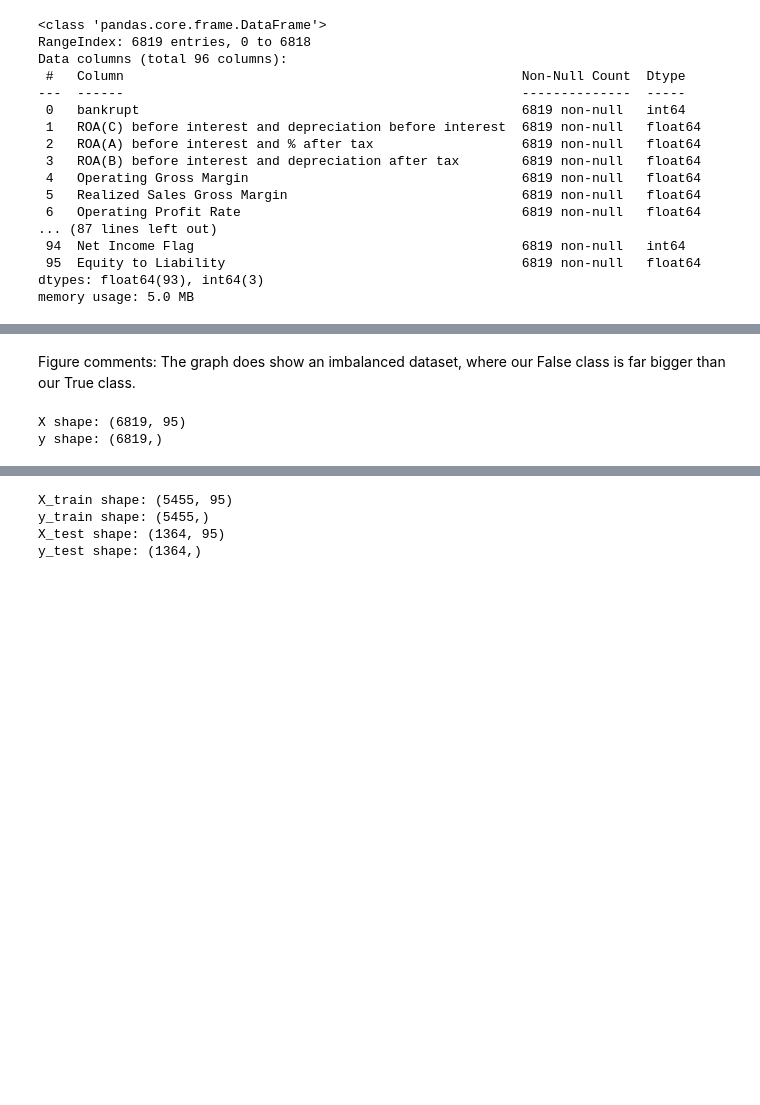
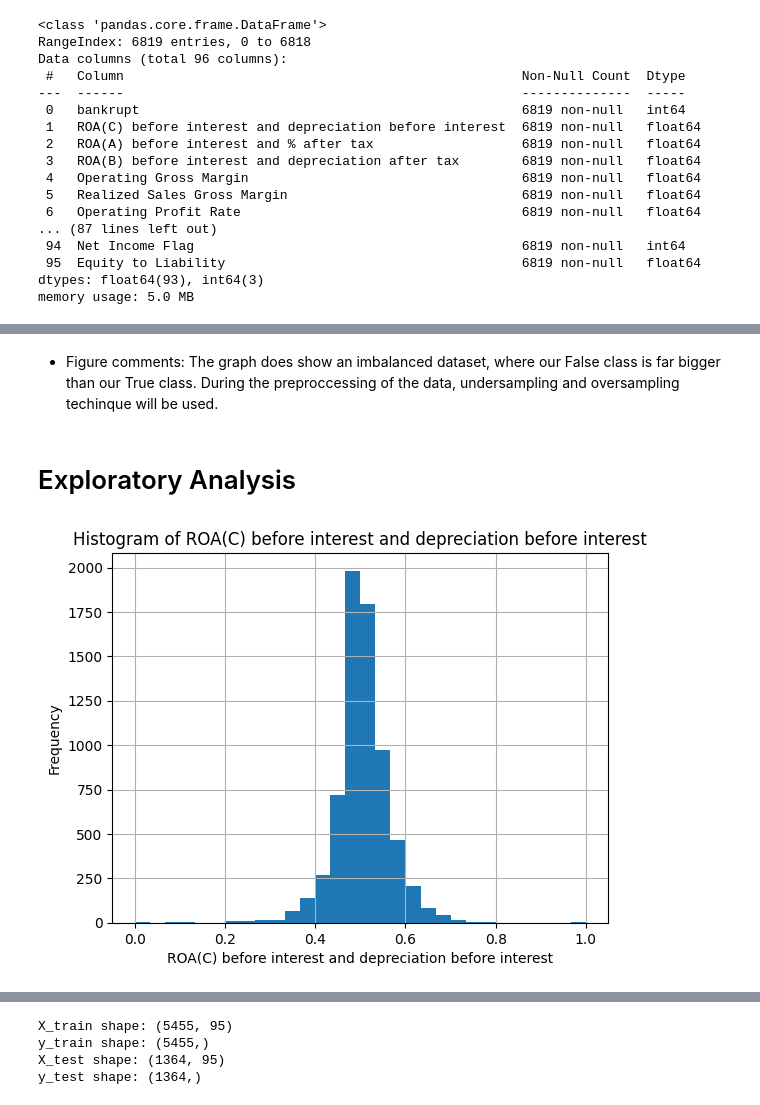
Before and after one commit to Felixe360/project, a Jupyter notebook: RandomForest (1).ipynb, the cells around one changed output, grey strips where cells are left out. Drawn from its saved outputs; the diff is of its cells as text; code cells hidden in the pictures; blank space fills up the shorter version.

```diff
--- a/RandomForest (1).ipynb
+++ b/RandomForest (1).ipynb
@@ -84,15 +171,19 @@ df['bankrupt'].value_counts(normalize=True).plot(kind='bar', xlabel='Bankrupt',
 <Axes: title={'center': 'Class Balance'}, xlabel='Bankrupt', ylabel='Frequency'>
 [figure]
 # %% [markdown]
-Figure comments: The graph does show an imbalanced dataset, where our False class is far bigger than our True class.
+- Figure comments: The graph does show an imbalanced dataset, where our False class is far bigger than our True class. During the preproccessing of the data, undersampling and oversampling techinque will be used.
-# %%
-#Split the data
-
-target = 'bankrupt'
-X = df.drop(columns=target)
-y = df[target]
-print("X shape:", X.shape)
-print("y shape:", y.shape)
-# %% [output]
-X shape: (6819, 95)
-y shape: (6819,)
+# %% [markdown]
+# Exploratory Analysis
+# %%
+df.dropna()
+df['ROA(C) before interest and depreciation before interest'].hist(bins=30)  # Adjust the number of bins as needed
+
+# Add labels and title
+plt.xlabel('ROA(C) before interest and depreciation before interest')
+plt.ylabel('Frequency')
+plt.title('Histogram of ROA(C) before interest and depreciation before interest')
+
+# Show the plot
+plt.show()
+# %% [output]
+[figure, added]
```
Also changed, not shown: parts of 61 cells of this notebook.
